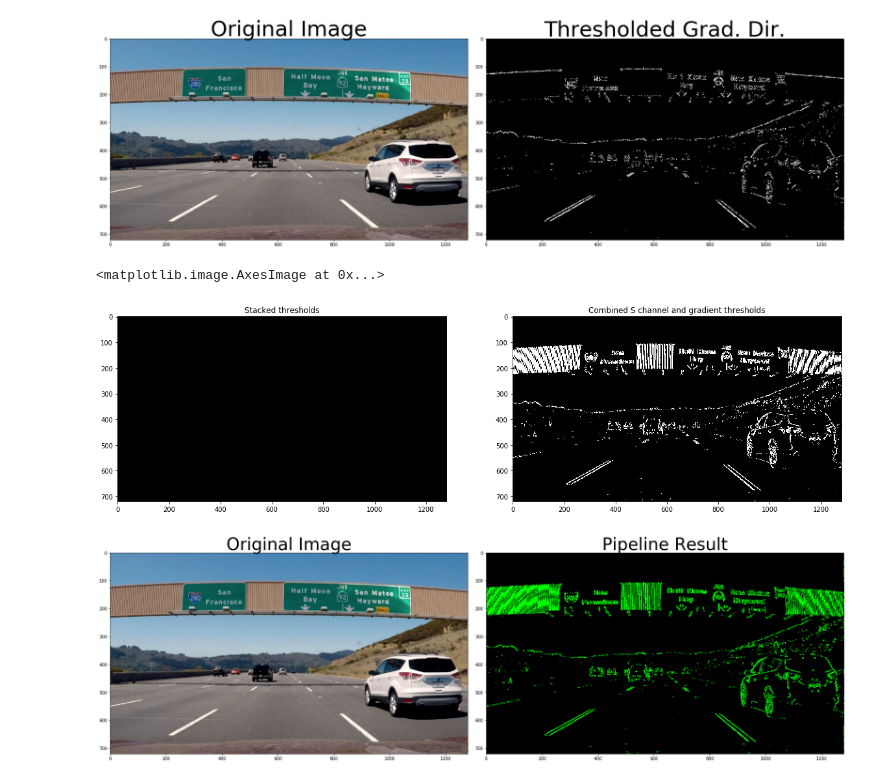
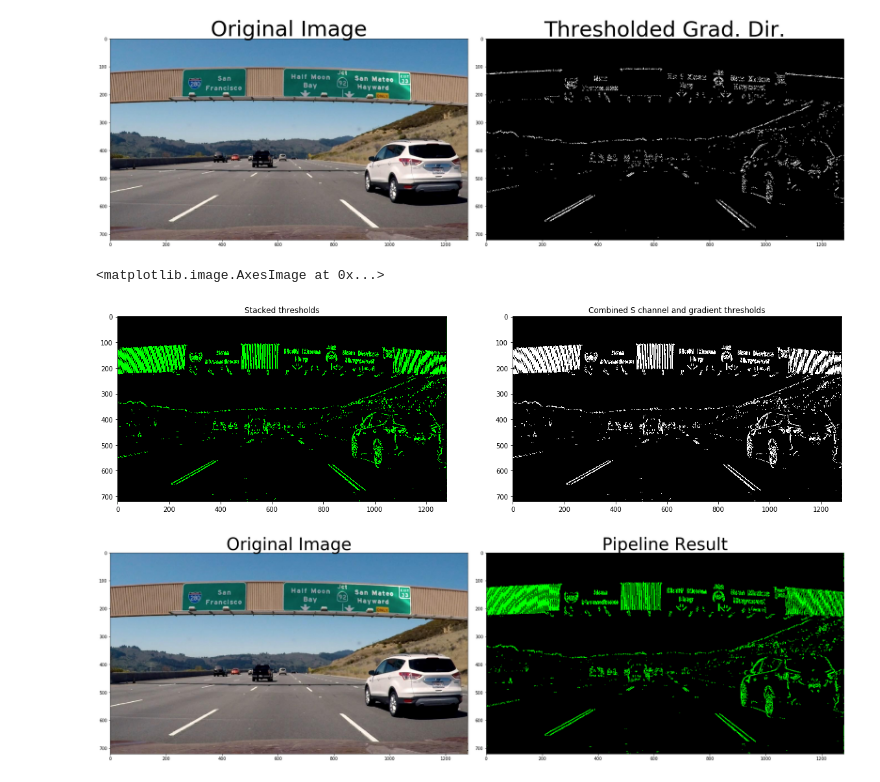
Before and after one commit to volkodava/CarND-Edge-Detection, a Jupyter notebook: experiments.ipynb, the cells around one changed output. Drawn from its saved outputs; the diff is of its cells as text; code cells hidden in the pictures.

Commit message:
fixed black image

```diff
--- a/experiments.ipynb
+++ b/experiments.ipynb
@@ -177,35 +177,35 @@ abs_sobelx = np.absolute(sobelx) # Absolute x derivative to accentuate lines awa
 scaled_sobel = np.uint8(255*abs_sobelx/np.max(abs_sobelx))
 
 # Threshold x gradient
 thresh_min = 20
 thresh_max = 100
 sxbinary = np.zeros_like(scaled_sobel)
 sxbinary[(scaled_sobel >= thresh_min) & (scaled_sobel <= thresh_max)] = 1
 
 # Threshold color channel
 s_thresh_min = 170
 s_thresh_max = 255
 s_binary = np.zeros_like(s_channel)
 s_binary[(s_channel >= s_thresh_min) & (s_channel <= s_thresh_max)] = 1
 
 # Stack each channel to view their individual contributions in green and blue respectively
 # This returns a stack of the two binary images, whose components you can see as different colors
-color_binary = np.dstack(( np.zeros_like(sxbinary), sxbinary, s_binary)) * 255
+color_binary = np.dstack(( np.zeros_like(sxbinary), sxbinary, s_binary))
 
 # Combine the two binary thresholds
 combined_binary = np.zeros_like(sxbinary)
 combined_binary[(s_binary == 1) | (sxbinary == 1)] = 1
 
 # Plotting thresholded images
 f, (ax1, ax2) = plt.subplots(1, 2, figsize=(20,10))
 ax1.set_title('Stacked thresholds')
 ax1.imshow(color_binary)
 
 ax2.set_title('Combined S channel and gradient thresholds')
 ax2.imshow(combined_binary, cmap='gray')
 # %% [output]
 <matplotlib.image.AxesImage at 0x...>
-[figure, old version]
+[figure, new version]
 # %%
 # Edit this function to create your own pipeline.
 def pipeline(img, s_thresh=(170, 255), sx_thresh=(20, 100)):
```
